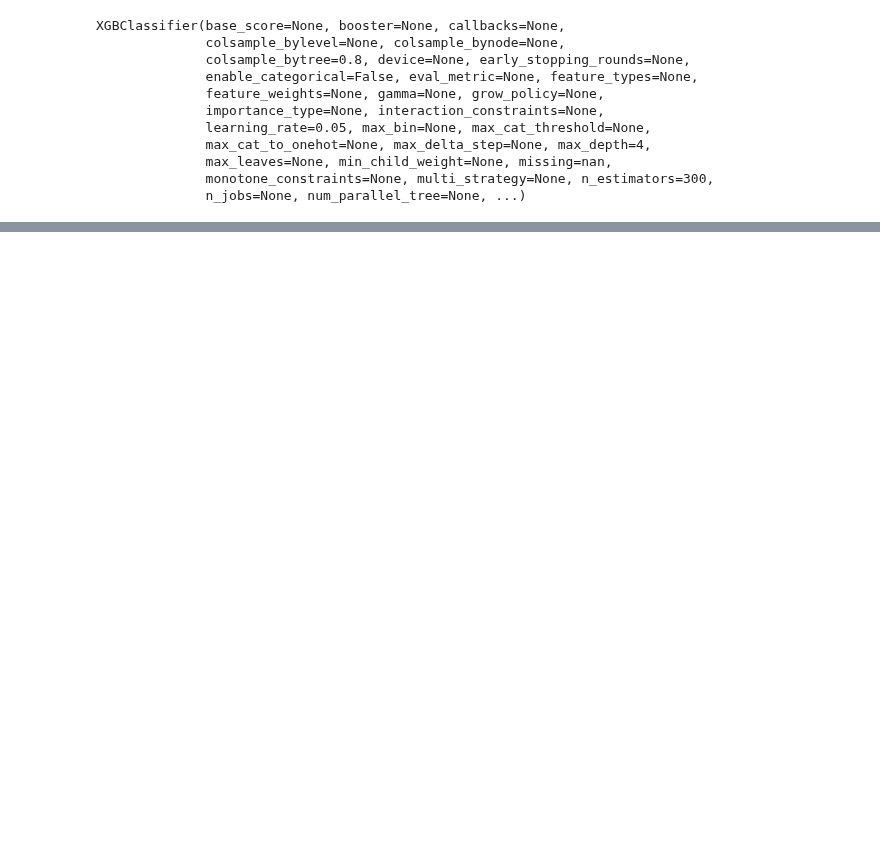
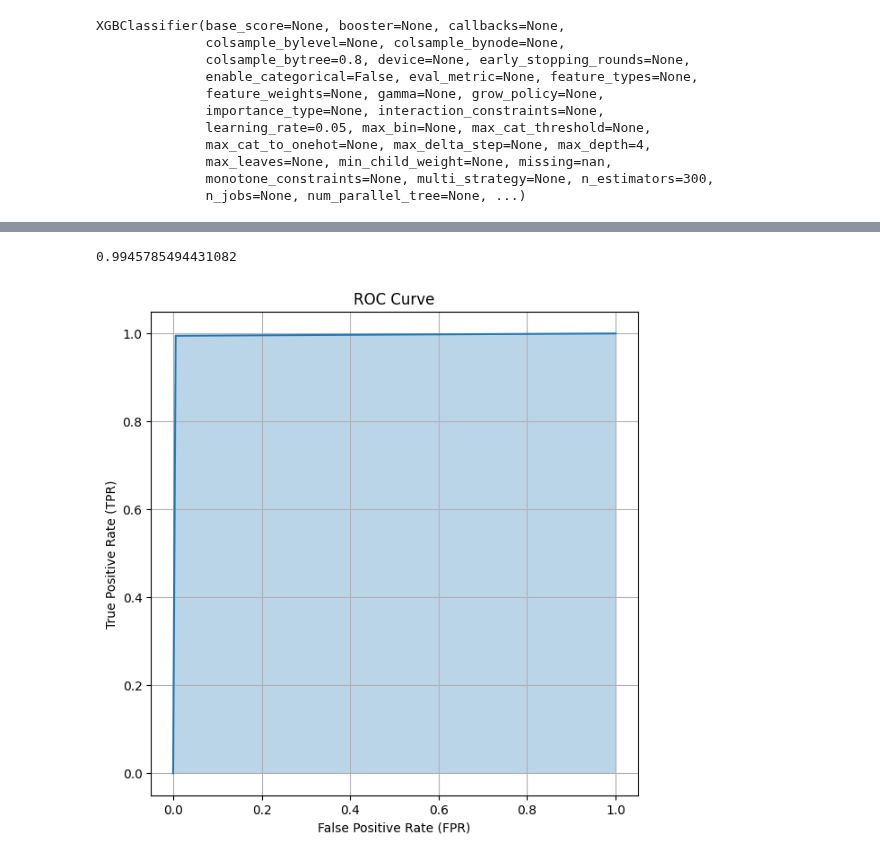
Before and after one commit to Nancy-On/ENGG680_2025_Fall, a Jupyter notebook: Human-Bear_ML_Project/Human_Bear_ML_Algorithm.ipynb, the cells around one changed output, grey strips where cells are left out. Drawn from its saved outputs; the diff is of its cells as text; code cells hidden in the pictures; blank space fills up the shorter version.

```diff
--- a/Human-Bear_ML_Project/Human_Bear_ML_Algorithm.ipynb
+++ b/Human-Bear_ML_Project/Human_Bear_ML_Algorithm.ipynb
@@ -146,0 +205,21 @@ Accuracy: 0.9944
+# %%
+#ROC Curve
+from sklearn.metrics import roc_curve, auc, roc_auc_score
+#Calculating ROC and AUC Scores
+fpr, tpr, thresholds = roc_curve (y_test, y_pred)
+auc_score= auc(fpr, tpr)
+score = roc_auc_score (y_test, y_pred)
+print(score)
+
+#Plotting ROC Curve
+plt.figure(figsize =(7,7))
+plt.plot(fpr, tpr, label =f"AUC= {score:.3f}")
+plt.xlabel("False Positive Rate (FPR)")
+plt.ylabel("True Positive Rate (TPR)")
+plt.title ("ROC Curve")
+plt.fill_between(fpr, tpr, alpha=0.3)
+plt.grid(True)
+plt.show()
+# %% [output]
+0.9945785494431082
+[figure, added]
```
Also changed, not shown: parts of 18 cells of this notebook.
